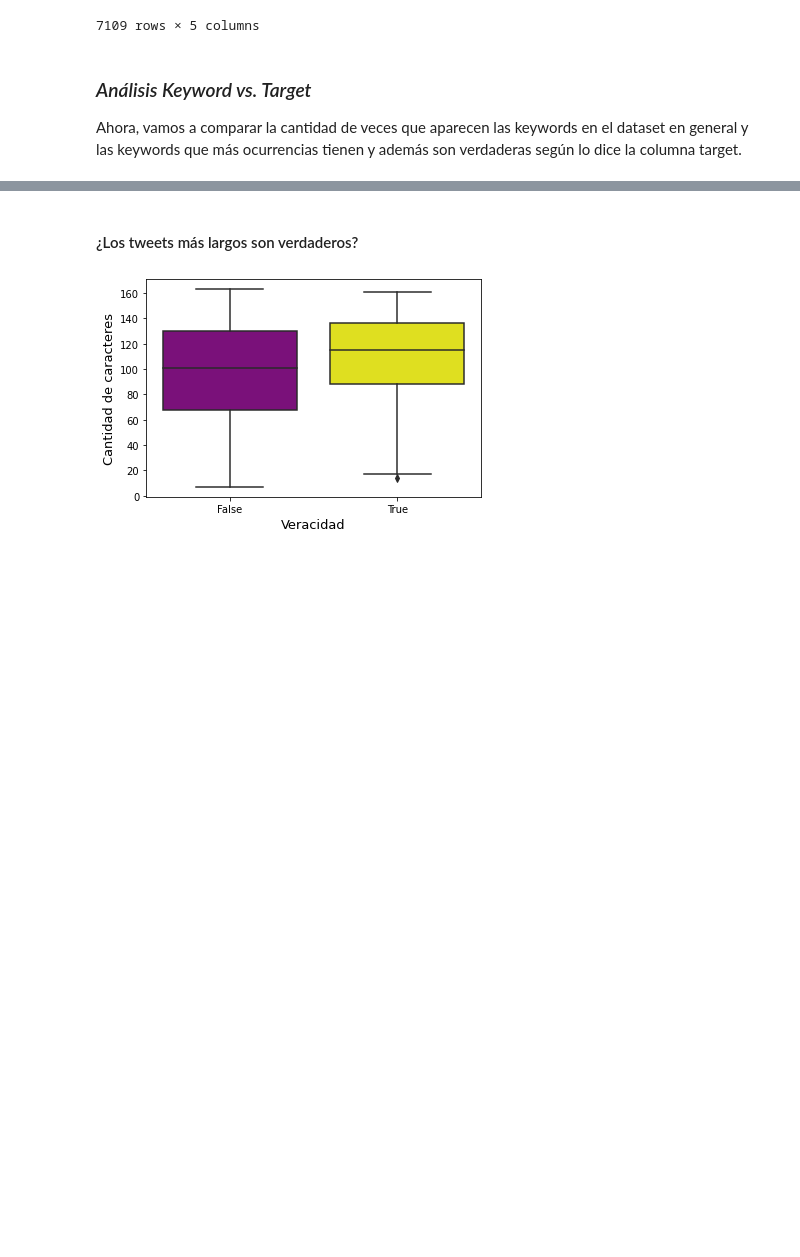
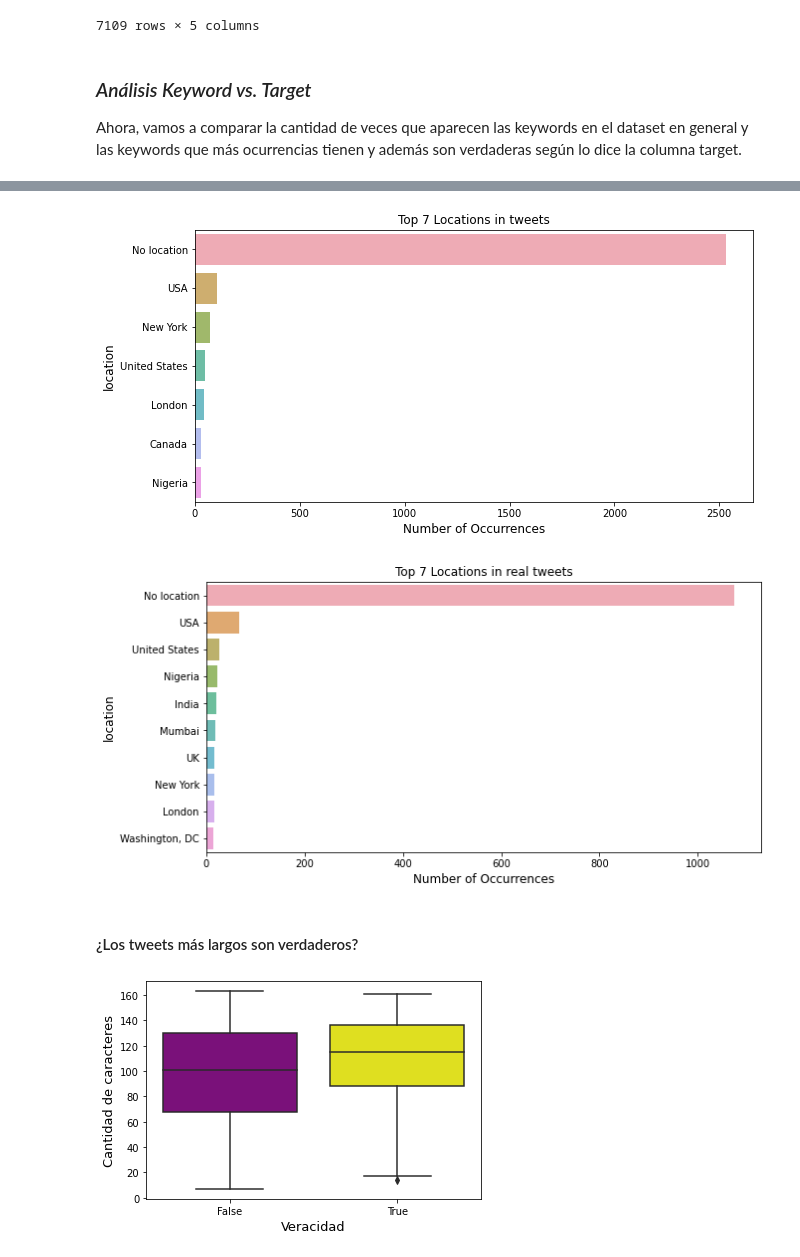
Before and after one commit to grettynazario/TP1-orgaDatos, a Jupyter notebook: TP1.ipynb, the cells around one changed output, grey strips where cells are left out. Cells and saved outputs as stored; diff of their text form; code cells hidden in the pictures; blank space fills up the shorter version.

```diff
--- a/TP1.ipynb
+++ b/TP1.ipynb
@@ -136,3 +144,27 @@ plt.show()
+# %%
+location_count  = tweets['location'].value_counts()
+location_count = location_count[:7,]
+
+plt.figure(figsize=(10,5))
+sns.barplot(location_count.values, location_count.index, alpha=0.8)
+plt.title('Top 7 Locations in tweets')
+plt.xlabel('Number of Occurrences', fontsize=12)
+plt.ylabel('location', fontsize=12)
+plt.show()
+
+#Me quedo sólo con los tweets que son reales -> ya lo tengo más arriba jaja :P
+real_location_count  = real_tweets['location'].value_counts()
+real_location_count = real_location_count[:10,]
+
+plt.figure(figsize=(10,5))
+sns.barplot(real_location_count.values, real_location_count.index, alpha=0.8)
+plt.title('Top 7 Locations in real tweets')
+plt.xlabel('Number of Occurrences', fontsize=12)
+plt.ylabel('location', fontsize=12)
+plt.show()
+# %% [output]
+[figure, added]
+[figure, added]
 # %% [markdown]
 #### ¿Los tweets más largos son verdaderos?
 # %%
```
Also changed, not shown: parts of 5 cells of this notebook.
